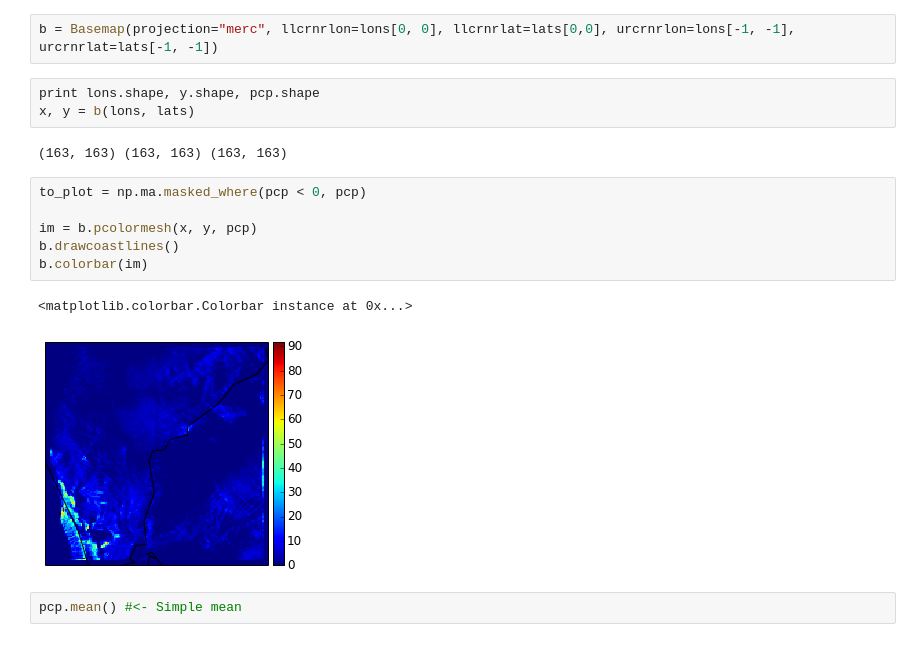
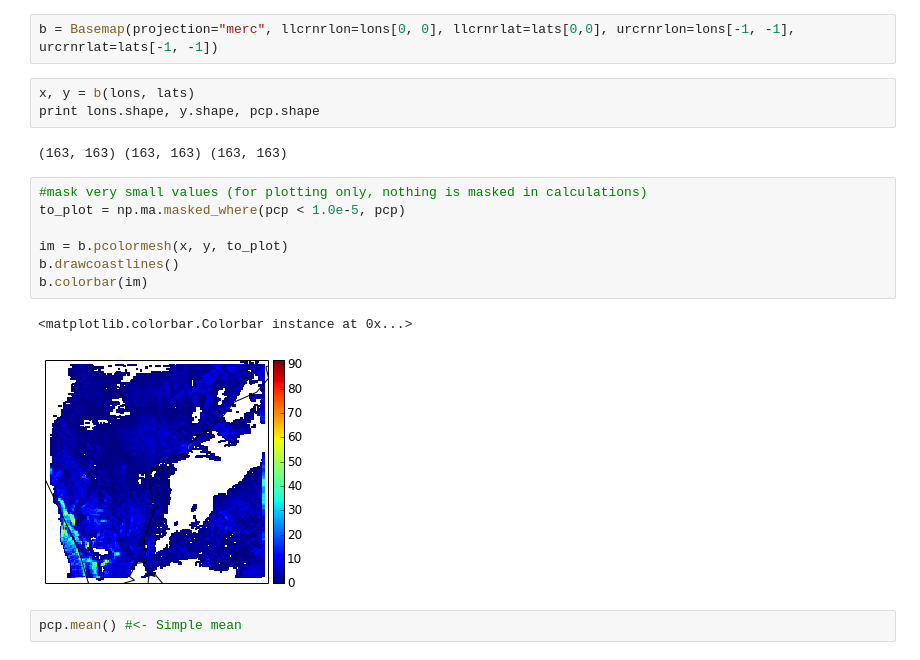
Before and after one commit to guziy/PyNotebooks, a Jupyter notebook: area_average.ipynb, the cells around one changed output. Cells and saved outputs as stored; diff of their text form.

```diff
--- a/area_average.ipynb
+++ b/area_average.ipynb
@@ -32,19 +32,20 @@ lons, lats = ds.variables["lon"][:], ds.variables["lat"][:]
 # %%
 b = Basemap(projection="merc", llcrnrlon=lons[0, 0], llcrnrlat=lats[0,0], urcrnrlon=lons[-1, -1], urcrnrlat=lats[-1, -1])
 # %%
+x, y = b(lons, lats)
 print lons.shape, y.shape, pcp.shape
-x, y = b(lons, lats)
 # %% [output]
 (163, 163) (163, 163) (163, 163)
 # %%
-to_plot = np.ma.masked_where(pcp < 0, pcp)
+#mask very small values (for plotting only, nothing is masked in calculations)
+to_plot = np.ma.masked_where(pcp < 1.0e-5, pcp)
 
-im = b.pcolormesh(x, y, pcp)
+im = b.pcolormesh(x, y, to_plot)
 b.drawcoastlines()
 b.colorbar(im)
 # %% [output]
 <matplotlib.colorbar.Colorbar instance at 0x...>
-[figure, old version]
+[figure, new version]
 # %%
 pcp.mean() #<- Simple mean
 # %% [output]
```
